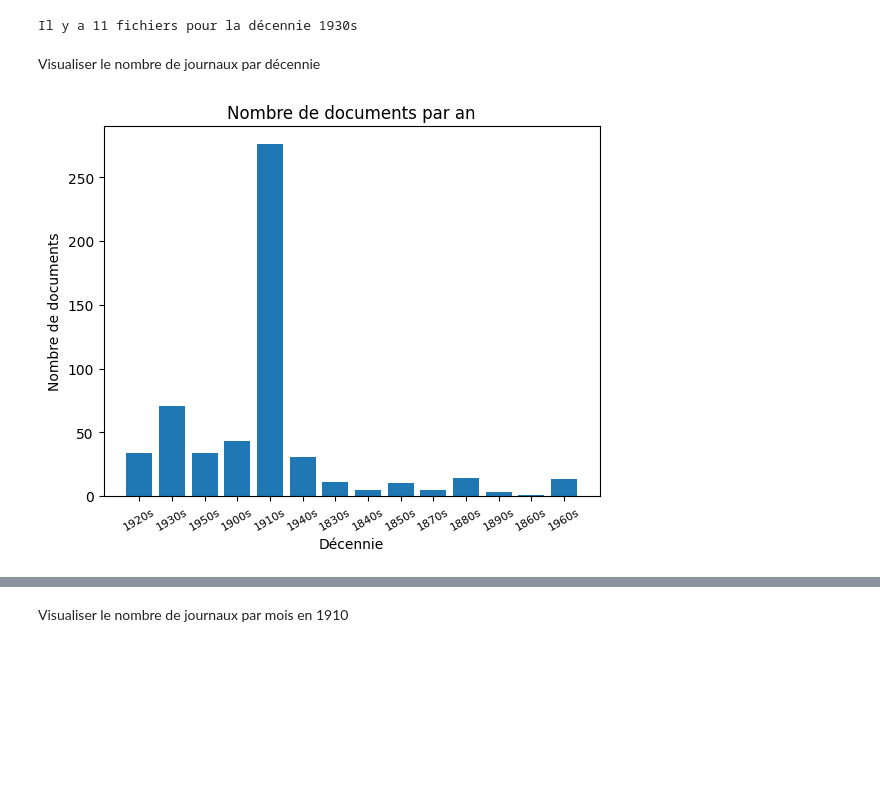
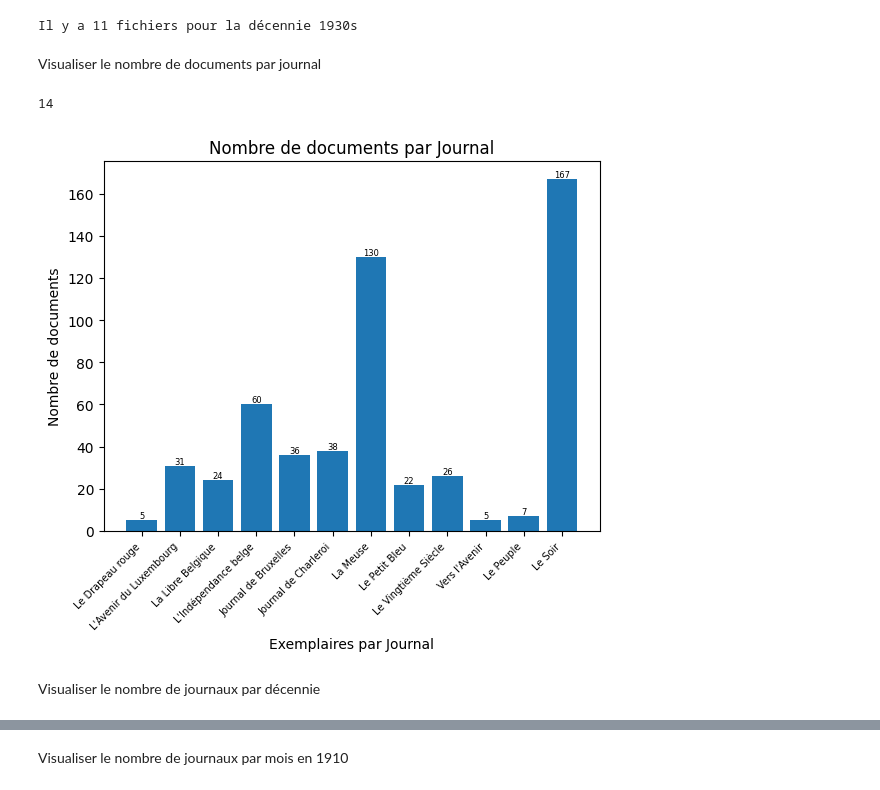
Before and after one commit to CasiaLogan/tac, a Jupyter notebook: tps/tp4/preparer_halley.ipynb, the cells around one changed output, grey strips where cells are left out. Saved outputs shown, nothing was run; the diff lists cells and outputs as text; code cells hidden in the pictures; blank space fills up the shorter version.

```diff
--- a/tps/tp4/preparer_halley.ipynb
+++ b/tps/tp4/preparer_halley.ipynb
@@ -64,17 +65,42 @@ Il y a 167 exemplaires du journal Le Soir et 24 exemplaires de La Libre Belgique
 print(f"Il y a {count_decade['1830s']} fichiers pour la décennie 1930s")
 # %% [output]
 Il y a 11 fichiers pour la décennie 1930s
+# %% [markdown]
+Visualiser le nombre de documents par journal
+# %%
+#automatically get newspaper names from readme file
+newspaper_names = {}
+with open('../../data/halley/_README.txt', 'r', encoding='utf-8') as f:
+    for line_num, line in enumerate(f, start=1):
+        if 21 <= line_num <= 34:
+            if line.strip():
+                # Split by tab first, if that doesn't work, split by multiple spaces
+                if '\t' in line:
+                    parts = line.strip().split('\t')
+                else:
+                    parts = line.strip().split(None, 1)  # Split on whitespace, max 1 split
+
+                if len(parts) == 2:
+                    code, name = parts
+                    newspaper_names[code] = name
+len(newspaper_names)  # to check that we have all newspaper names
+#struggled a bit bc of inconsistent spacing in the readme file but we're good now
+# %% [output]
+14
+# %%
+display_names = [newspaper_names.get(code, code) for code in count_newspapers.keys()]
+
+index = np.arange(len(count_newspapers))
+paper_bars = plt.bar(index, count_newspapers.values())
+plt.xlabel('Exemplaires par Journal')
+plt.ylabel('Nombre de documents')
+plt.xticks(index, display_names, fontsize=7, rotation=45, ha='right')  # ha='right' aligns better with rotation
+plt.title('Nombre de documents par Journal')
+plt.bar_label(paper_bars, label_type='edge', fontsize=6)
+#plt.tight_layout()   Prevents labels from being cut off
+
+plt.show()
+# %% [output]
+[figure, added]
 # %% [markdown]
 Visualiser le nombre de journaux par décennie
-# %%
-index = np.arange(len(count_decade))
-plt.bar(index, count_decade.values())
-plt.xlabel('Décennie')
-plt.ylabel('Nombre de documents')
-plt.xticks(index, count_decade.keys(), fontsize=8, rotation=30)
-plt.title('Nombre de documents par an')
-plt.show()
-#UMMM decade DOESN'T work , where is 1835? ok I think it just doesn't show years that have enough documents, so maybe I need to clean the data more?
-# ok so decades almost works, and it's what I expected. Really bummer that 1985 isn't there but interesting that there's a spike in the 1930s but idk it might need more cleaning first, idk when I was supposed to do that lol
-# %% [output]
-[figure, removed]
```
Also changed, not shown: parts of 6 cells of this notebook, 5 other files.
